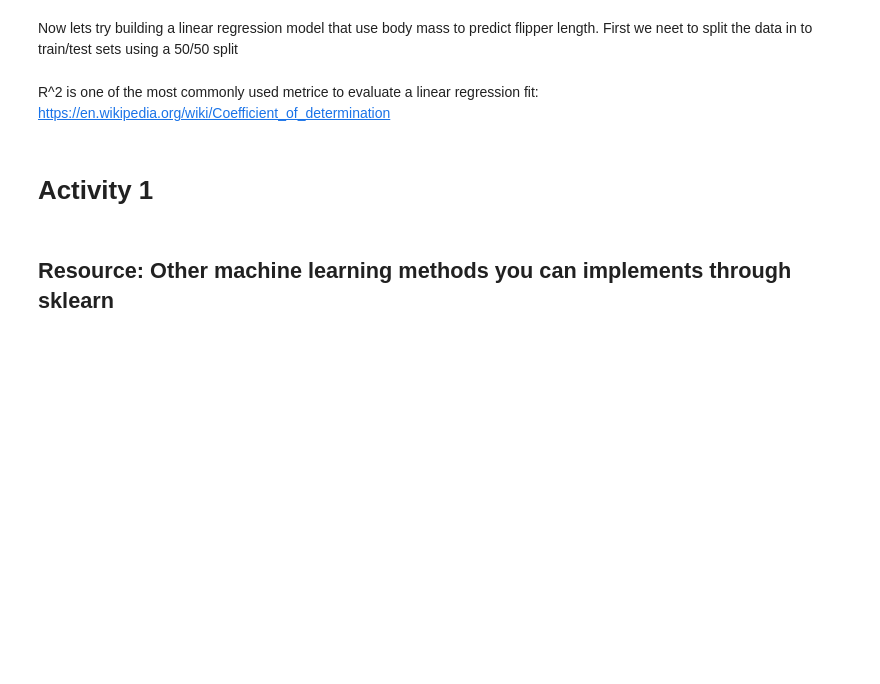
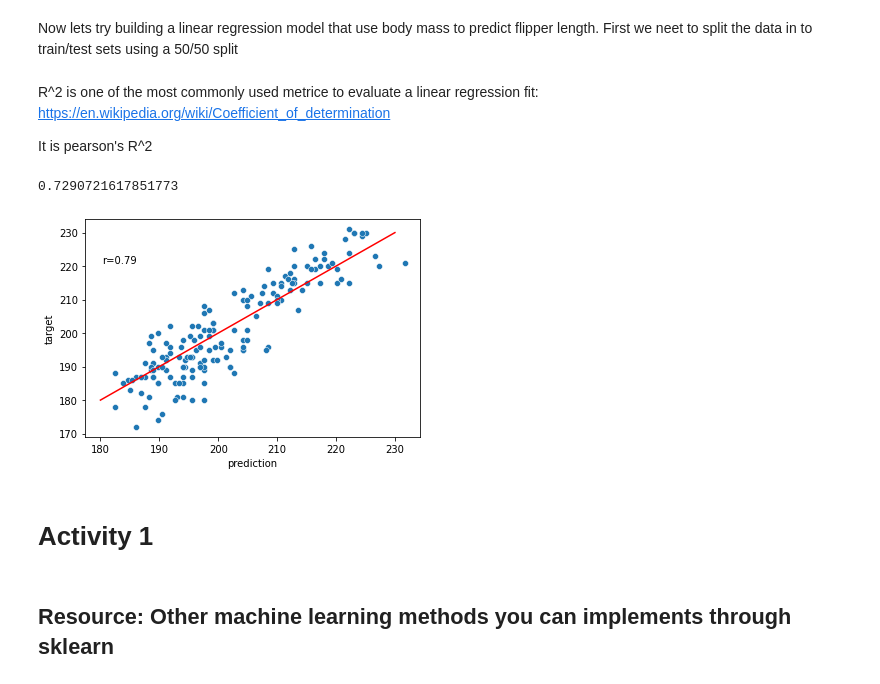
Before and after one commit to jbkinney/22e_urp, a Jupyter notebook: lecture_6/6_machine_learning.ipynb, the cells around one changed output. Drawn from its saved outputs; the diff is of its cells as text; code cells hidden in the pictures; blank space fills up the shorter version.

```diff
--- a/lecture_6/6_machine_learning.ipynb
+++ b/lecture_6/6_machine_learning.ipynb
@@ -51,32 +75,36 @@ def splitdata(data, testratio):
     return data.iloc[trainindices], data.iloc[testindices]
 # %%
 #split the test/train set
-p_train, p_test = splitdata(penguinsdf, 0.5)
-y_train = p_train['flipper_length_mm']
-y_test = p_test['flipper_length_mm']
+x_train, x_test = splitdata(penguinsdf, 0.5)
+y_train = x_train['flipper_length_mm']
+y_test = x_test['flipper_length_mm']
 # %%
 #fit the linear model
-reg = LinearRegression().fit(p_train.loc[:,["body_mass_g"]], y_train)
+reg = LinearRegression().fit(x_train.loc[:,["body_mass_g"]], y_train)
 # %% [markdown]
 R^2 is one of the most commonly used metrice to evaluate a linear regression fit: https://en.wikipedia.org/wiki/Coefficient_of_determination
+
+It is pearson's R^2
 # %%
 #how good is the fit based on the R^2 coefficient of determination
-reg.score(p_train.loc[:,["body_mass_g"]], y_train)
+reg.score(x_train.loc[:,["body_mass_g"]], y_train)
+# %% [output]
+0.7290721617851773
 # %%
 #predict the held out test set
-predictions = reg.predict(p_test.loc[:,["body_mass_g"]])
+predictions = reg.predict(x_test.loc[:,["body_mass_g"]])
 # %%
 #compute r2 and plot prediction against ground truth of test set
 ax =sns.scatterplot(x = predictions, y = y_test)
 ax.set(xlabel='prediction', ylabel='target')
-r2 = reg.score(p_test.loc[:,["body_mass_g"]], y_test)
+r2 = reg.score(x_test.loc[:,["body_mass_g"]], y_test)
 ax.text(.05, .8, 'r={:.2f}'.format(r2),
             transform=ax.transAxes)
-x0, x1 = ax.get_xlim()
-y0, y1 = ax.get_ylim()
-lims = [max(x0, y0), min(x1, y1)]
+lims = [180,230]
 ax.plot(lims, lims, '-r')
 plt.show()
+# %% [output]
+[figure, added]
 # %% [markdown]
 # Activity 1
 # %%
```
Also changed, not shown: parts of 18 cells of this notebook.
